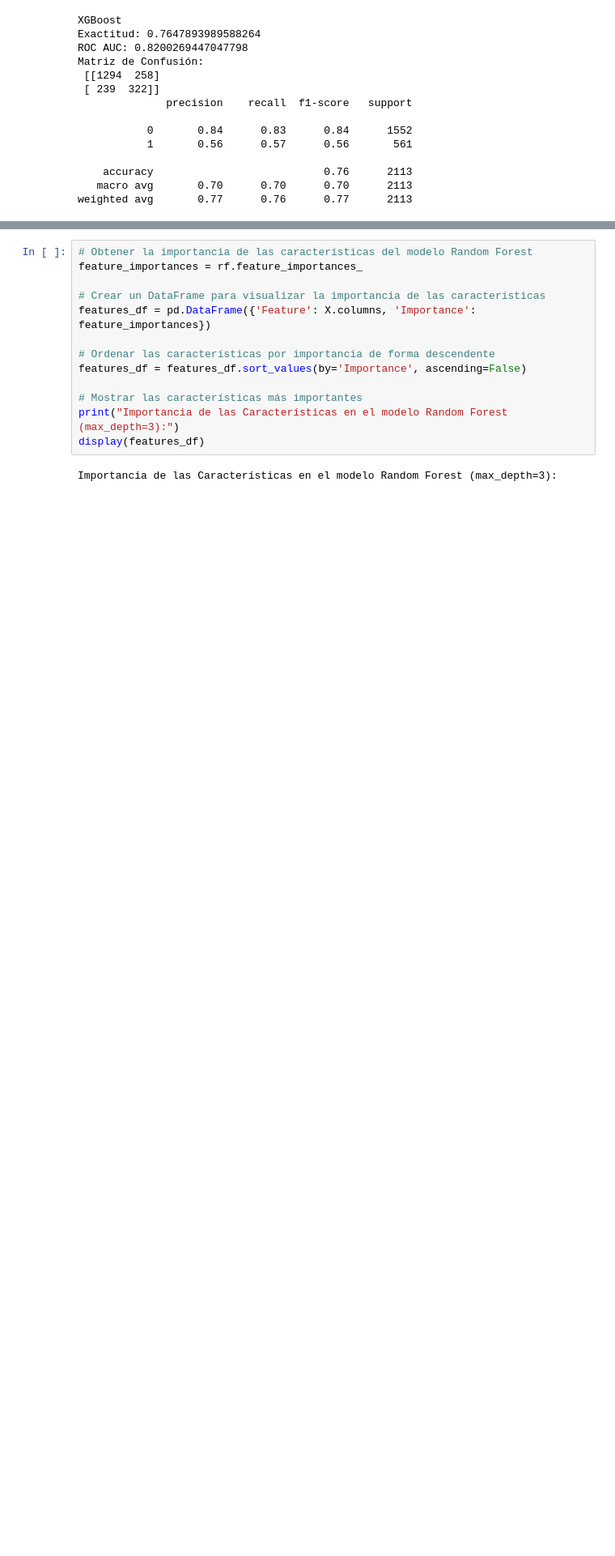
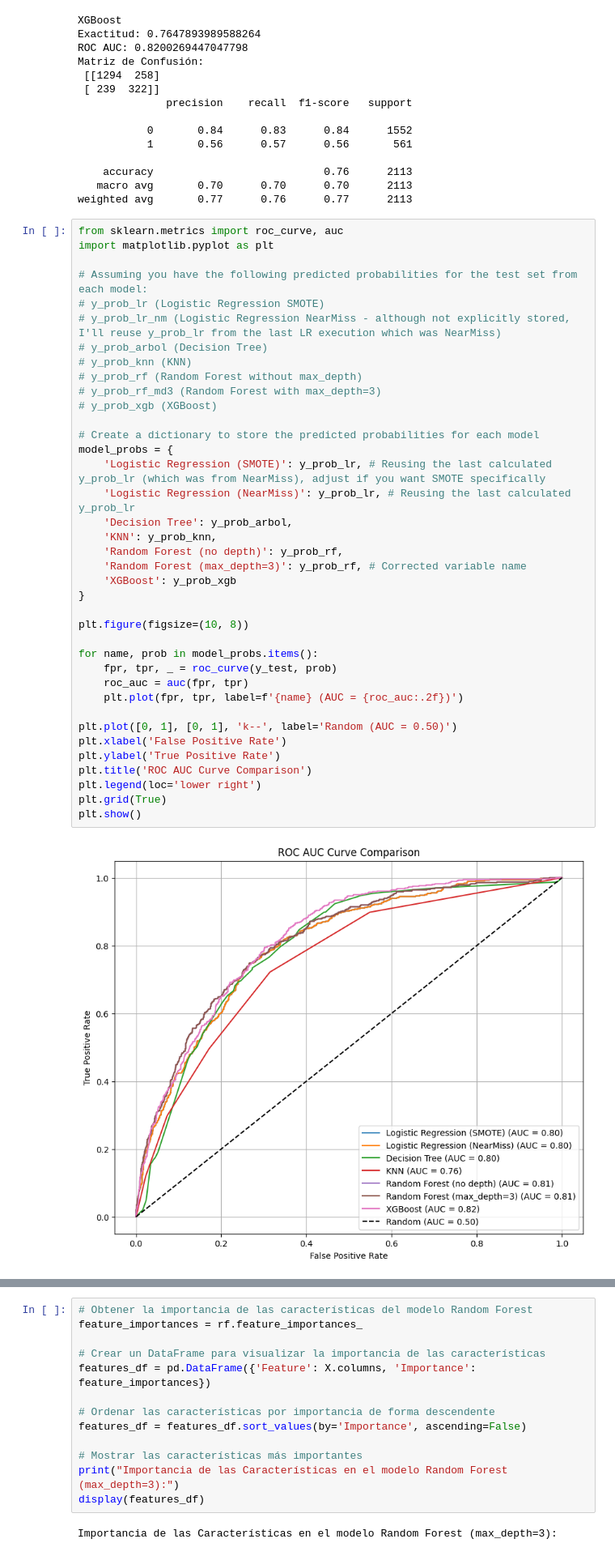
Before and after one commit to raohxxx/Telecom-2-challenge, a Jupyter notebook: telecomX2.ipynb, the cells around one changed output, grey strips where cells are left out. Shown at 81% size. Cells and saved outputs as stored; diff of their text form; blank space fills up the shorter version.

```diff
--- a/telecomX2.ipynb
+++ b/telecomX2.ipynb
@@ -928,3 +941,43 @@ Matriz de Confusión:
     accuracy                           0.76      2113
    macro avg       0.70      0.70      0.70      2113
 weighted avg       0.77      0.76      0.77      2113
+# %%
+from sklearn.metrics import roc_curve, auc
+import matplotlib.pyplot as plt
+
+# Assuming you have the following predicted probabilities for the test set from each model:
+# y_prob_lr (Logistic Regression SMOTE)
+# y_prob_lr_nm (Logistic Regression NearMiss - although not explicitly stored, I'll reuse y_prob_lr from the last LR execution which was NearMiss)
+# y_prob_arbol (Decision Tree)
+# y_prob_knn (KNN)
+# y_prob_rf (Random Forest without max_depth)
+# y_prob_rf_md3 (Random Forest with max_depth=3)
+# y_prob_xgb (XGBoost)
+
+# Create a dictionary to store the predicted probabilities for each model
+model_probs = {
+    'Logistic Regression (SMOTE)': y_prob_lr, # Reusing the last calculated y_prob_lr (which was from NearMiss), adjust if you want SMOTE specifically
+    'Logistic Regression (NearMiss)': y_prob_lr, # Reusing the last calculated y_prob_lr
+    'Decision Tree': y_prob_arbol,
+    'KNN': y_prob_knn,
+    'Random Forest (no depth)': y_prob_rf,
+    'Random Forest (max_depth=3)': y_prob_rf, # Corrected variable name
+    'XGBoost': y_prob_xgb
+}
+
+plt.figure(figsize=(10, 8))
+
+for name, prob in model_probs.items():
+    fpr, tpr, _ = roc_curve(y_test, prob)
+    roc_auc = auc(fpr, tpr)
+    plt.plot(fpr, tpr, label=f'{name} (AUC = {roc_auc:.2f})')
+
+plt.plot([0, 1], [0, 1], 'k--', label='Random (AUC = 0.50)')
+plt.xlabel('False Positive Rate')
+plt.ylabel('True Positive Rate')
+plt.title('ROC AUC Curve Comparison')
+plt.legend(loc='lower right')
+plt.grid(True)
+plt.show()
+# %% [output]
+[figure, added]
```
Also changed, not shown: parts of 6 cells of this notebook.
